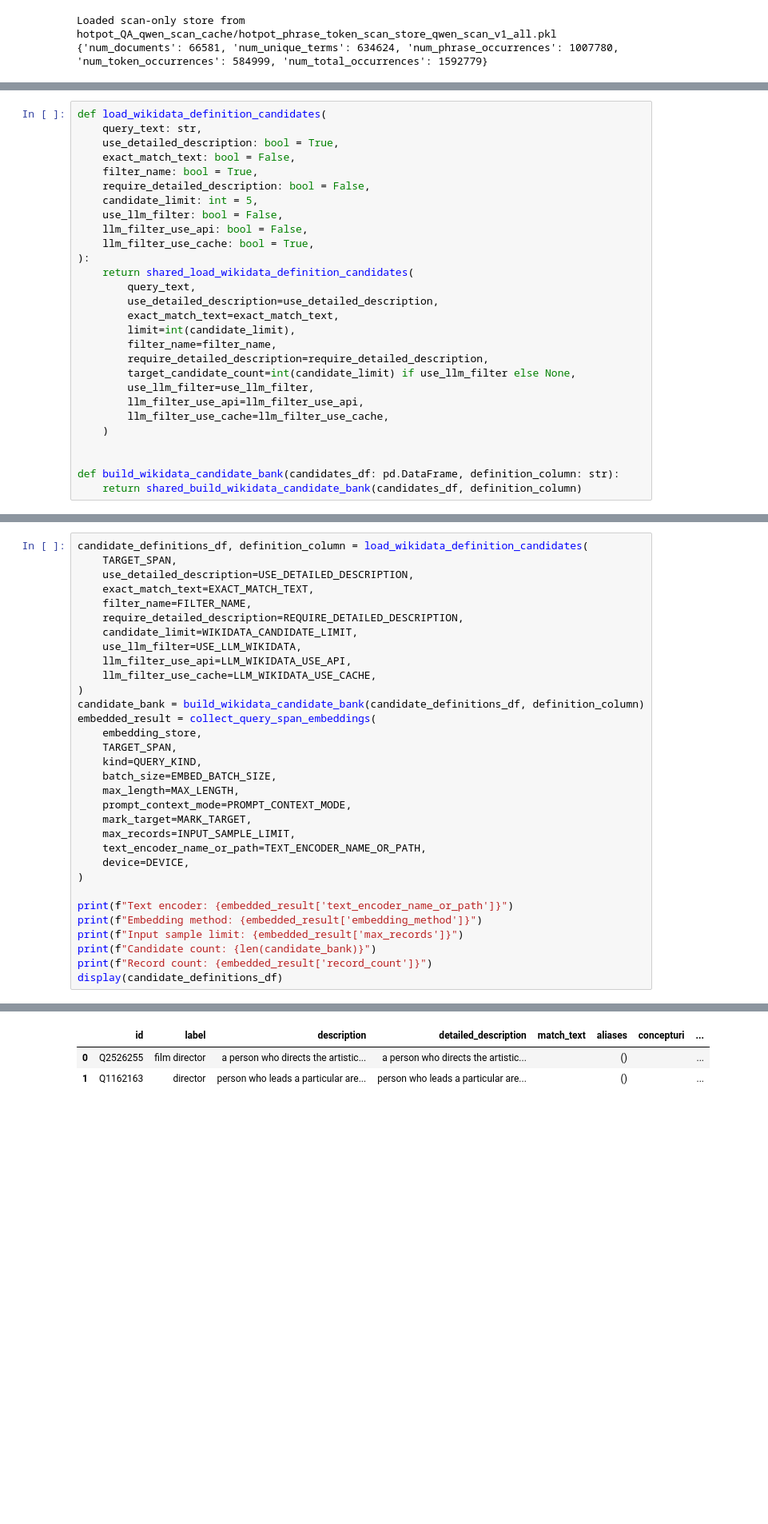
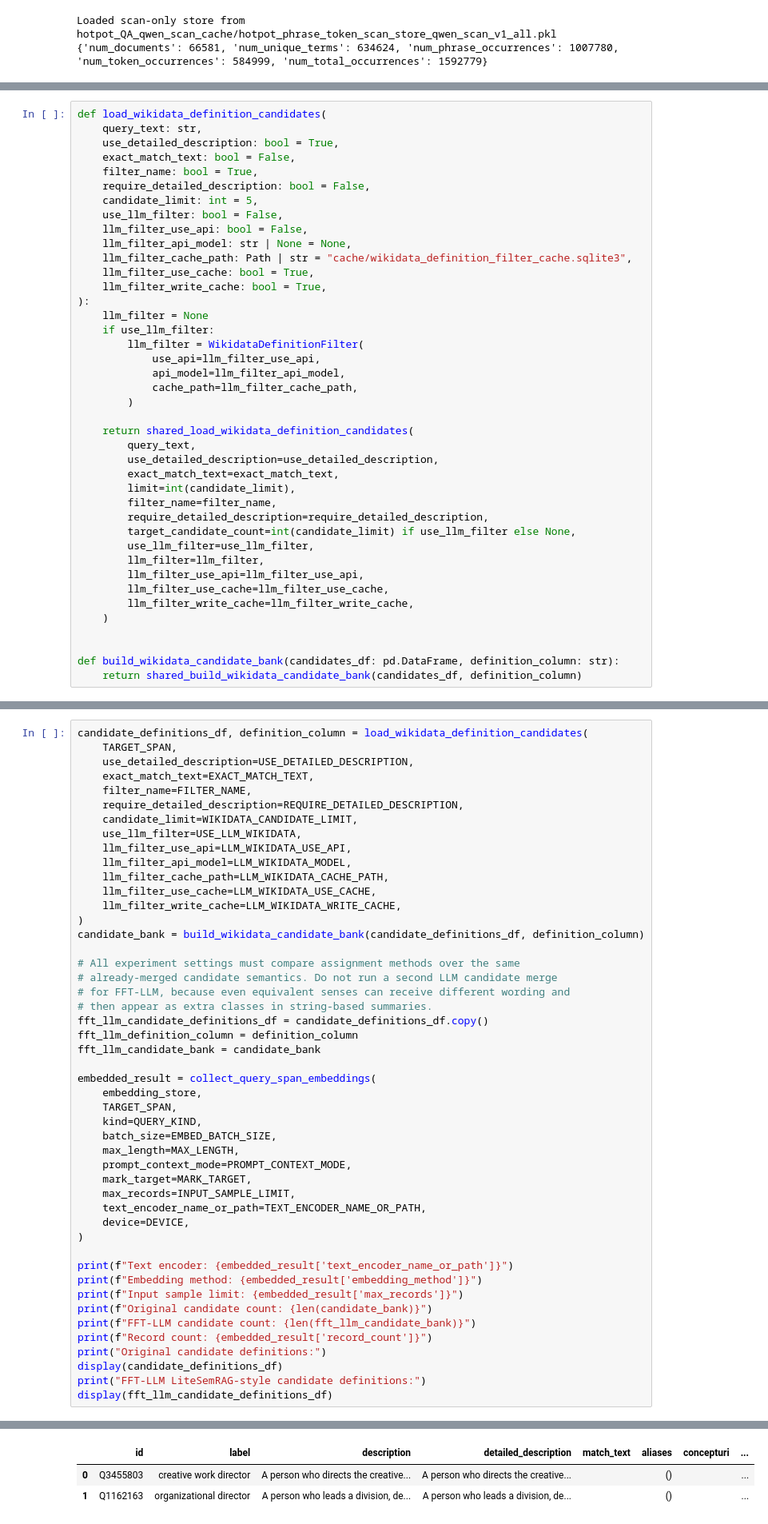
Before and after one commit to YxRicardo/LiteSemRAG, a Jupyter notebook: jupyter_notebooks/hotpotqa_fft_span_compare.ipynb, the cells around one changed output, grey strips where cells are left out. Shown at 80% size. Saved outputs shown, nothing was run; the diff lists cells and outputs as text; blank space fills up the shorter version.

```diff
--- a/jupyter_notebooks/hotpotqa_fft_span_compare.ipynb
+++ b/jupyter_notebooks/hotpotqa_fft_span_compare.ipynb
@@ -257,8 +261,19 @@ def load_wikidata_definition_candidates(
     candidate_limit: int = 5,
     use_llm_filter: bool = False,
     llm_filter_use_api: bool = False,
+    llm_filter_api_model: str | None = None,
+    llm_filter_cache_path: Path | str = "cache/wikidata_definition_filter_cache.sqlite3",
     llm_filter_use_cache: bool = True,
+    llm_filter_write_cache: bool = True,
 ):
+    llm_filter = None
+    if use_llm_filter:
+        llm_filter = WikidataDefinitionFilter(
+            use_api=llm_filter_use_api,
+            api_model=llm_filter_api_model,
+            cache_path=llm_filter_cache_path,
+        )
+
     return shared_load_wikidata_definition_candidates(
         query_text,
         use_detailed_description=use_detailed_description,
@@ -268,8 +283,10 @@ def load_wikidata_definition_candidates(
         require_detailed_description=require_detailed_description,
         target_candidate_count=int(candidate_limit) if use_llm_filter else None,
         use_llm_filter=use_llm_filter,
+        llm_filter=llm_filter,
         llm_filter_use_api=llm_filter_use_api,
         llm_filter_use_cache=llm_filter_use_cache,
+        llm_filter_write_cache=llm_filter_write_cache,
     )
 
 
@@ -1240,9 +1654,21 @@ candidate_definitions_df, definition_column = load_wikidata_definition_candidate
     candidate_limit=WIKIDATA_CANDIDATE_LIMIT,
     use_llm_filter=USE_LLM_WIKIDATA,
     llm_filter_use_api=LLM_WIKIDATA_USE_API,
+    llm_filter_api_model=LLM_WIKIDATA_MODEL,
+    llm_filter_cache_path=LLM_WIKIDATA_CACHE_PATH,
     llm_filter_use_cache=LLM_WIKIDATA_USE_CACHE,
+    llm_filter_write_cache=LLM_WIKIDATA_WRITE_CACHE,
 )
 candidate_bank = build_wikidata_candidate_bank(candidate_definitions_df, definition_column)
+
+# All experiment settings must compare assignment methods over the same
+# already-merged candidate semantics. Do not run a second LLM candidate merge
+# for FFT-LLM, because even equivalent senses can receive different wording and
+# then appear as extra classes in string-based summaries.
+fft_llm_candidate_definitions_df = candidate_definitions_df.copy()
+fft_llm_definition_column = definition_column
+fft_llm_candidate_bank = candidate_bank
+
 embedded_result = collect_query_span_embeddings(
     embedding_store,
     TARGET_SPAN,
@@ -1259,9 +1685,13 @@ embedded_result = collect_query_span_embeddings(
 print(f"Text encoder: {embedded_result['text_encoder_name_or_path']}")
 print(f"Embedding method: {embedded_result['embedding_method']}")
 print(f"Input sample limit: {embedded_result['max_records']}")
-print(f"Candidate count: {len(candidate_bank)}")
+print(f"Original candidate count: {len(candidate_bank)}")
+print(f"FFT-LLM candidate count: {len(fft_llm_candidate_bank)}")
 print(f"Record count: {embedded_result['record_count']}")
+print("Original candidate definitions:")
 display(candidate_definitions_df)
+print("FFT-LLM LiteSemRAG-style candidate definitions:")
+display(fft_llm_candidate_definitions_df)
 # %% [output]
 Loaded text encoder on cuda: /home/xiaoyue/ProtoGraphRAG/deberta-v3-large
 "Embedded 150/150 texts for query 'director'"
@@ -1273,3 +1705,3 @@ Record count: 150
 |  | id | label | description | detailed_description | match_text | aliases | concepturi | ... |
-| 0 | Q2526255 | film director | a person who directs the artistic... | a person who directs the artistic... |  | () |  | ... |
-| 1 | Q1162163 | director | person who leads a particular are... | person who leads a particular are... |  | () |  | ... |
+| 0 | Q3455803 | creative work director | A person who directs the creative... | A person who directs the creative... |  | () |  | ... |
+| 1 | Q1162163 | organizational director | A person who leads a division, de... | A person who leads a division, de... |  | () |  | ... |
```
Also changed, not shown: parts of 11 cells of this notebook, 14 other files.
